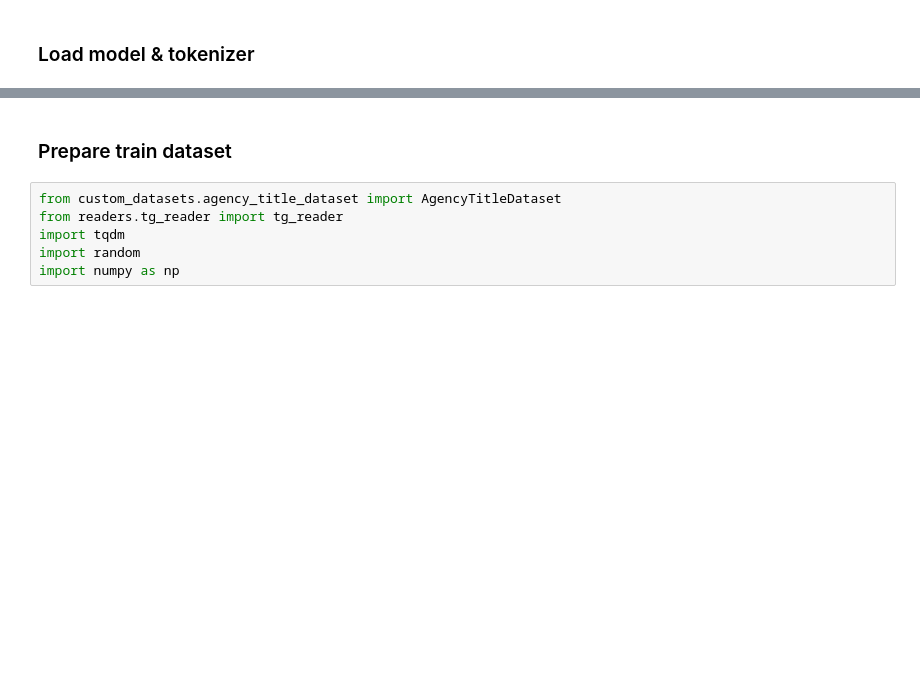
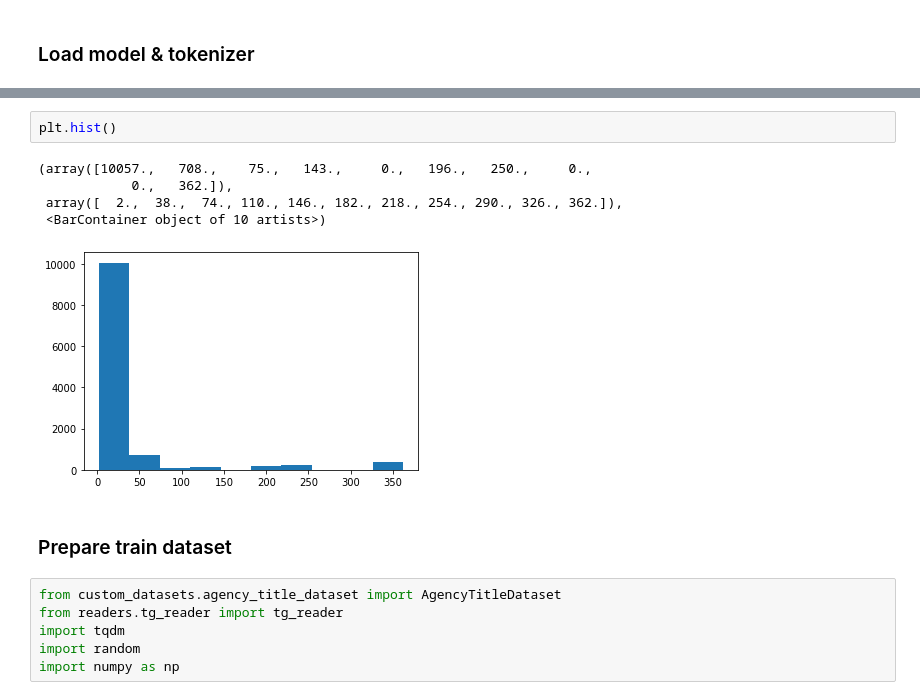
Before and after one commit to leshanbog/master-thesis, a Jupyter notebook: src/cluster_analysis.ipynb, the cells around one changed output, grey strips where cells are left out. Cells and saved outputs as stored; diff of their text form; blank space fills up the shorter version.

```diff
--- a/src/cluster_analysis.ipynb
+++ b/src/cluster_analysis.ipynb
@@ -49,3 +125,11 @@ loading file None
+# %%
+plt.hist()
+# %% [output]
+(array([10057.,   708.,    75.,   143.,     0.,   196.,   250.,     0.,
+            0.,   362.]),
+ array([  2.,  38.,  74., 110., 146., 182., 218., 254., 290., 326., 362.]),
+ <BarContainer object of 10 artists>)
+[figure, added]
 # %% [markdown]
 ### Prepare train dataset
 # %%
```
Also changed, not shown: parts of 14 cells of this notebook, 18 other files.
